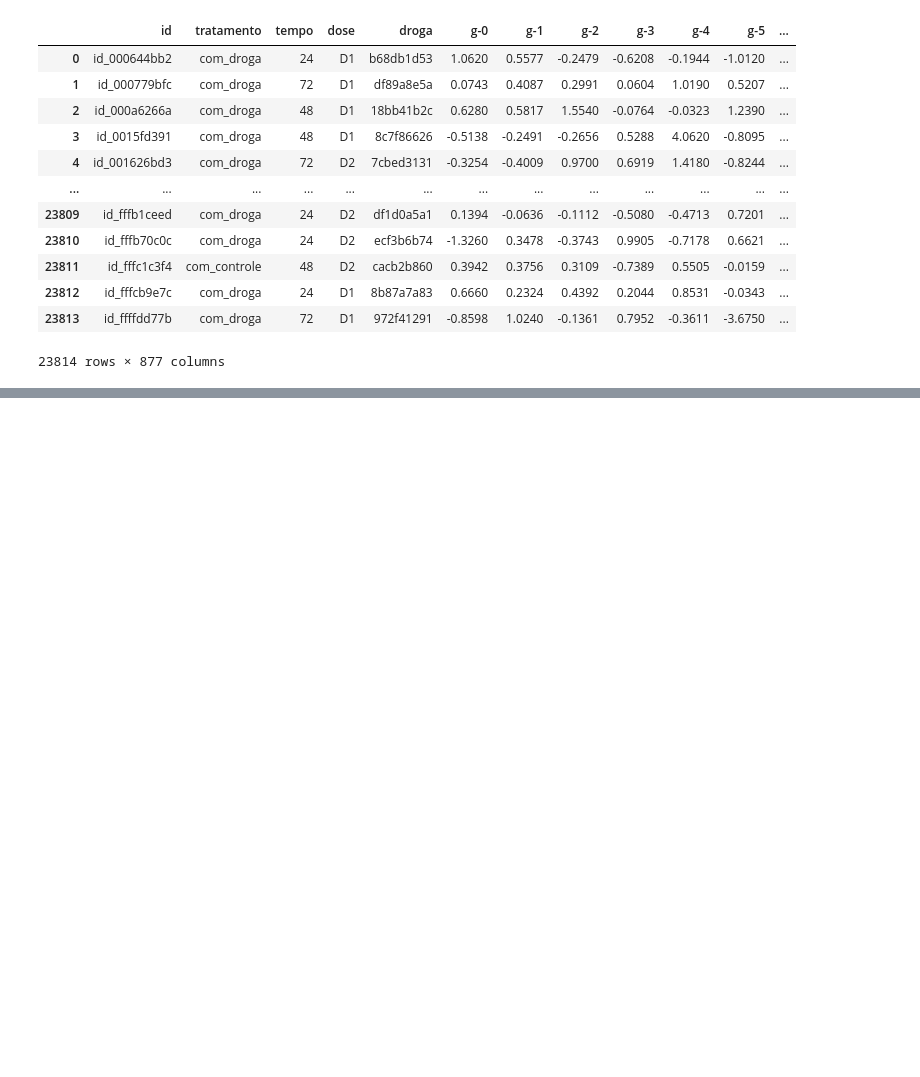
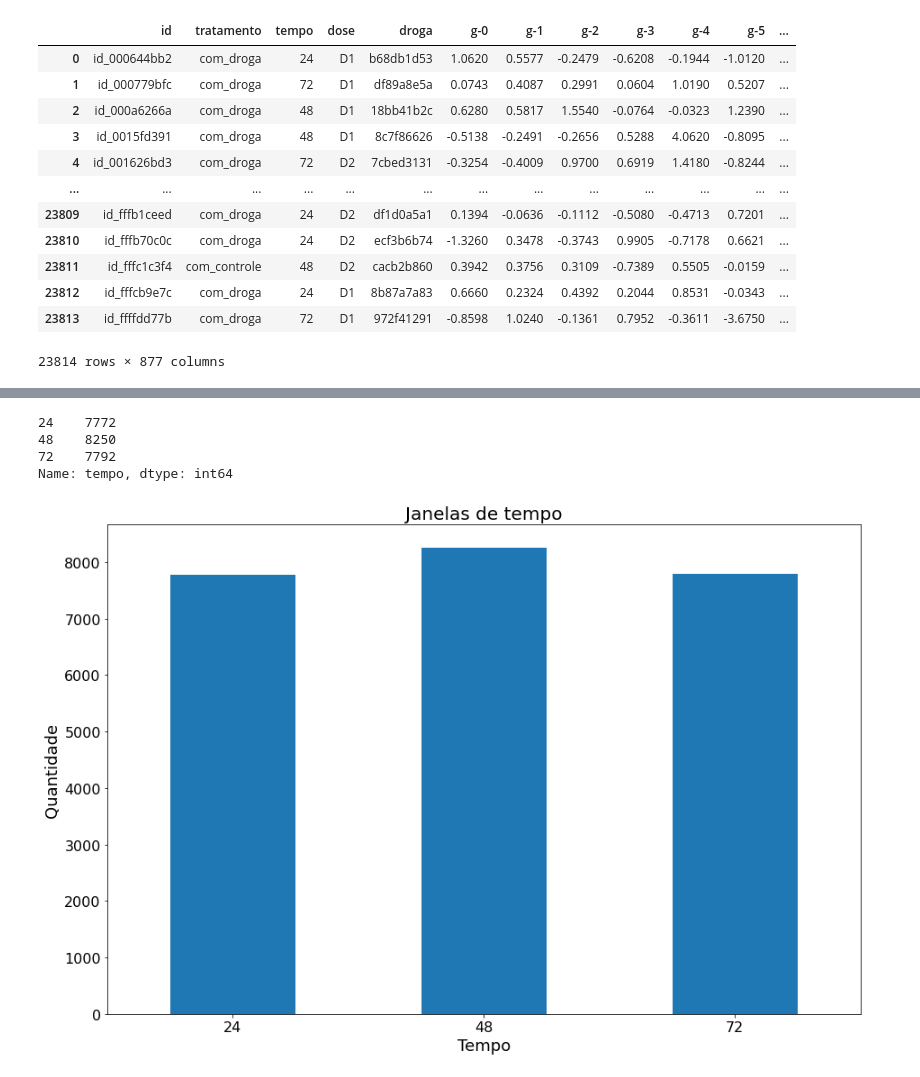
Before and after one commit to moronidasilvacortez/analise-de-dados-imers-o-de-dados, a Jupyter notebook: analise_de_dados.ipynb, the cells around one changed output, grey strips where cells are left out. Cells and saved outputs as stored; diff of their text form; code cells hidden in the pictures; blank space fills up the shorter version.

```diff
--- a/analise_de_dados.ipynb
+++ b/analise_de_dados.ipynb
@@ -148,0 +211,9 @@ dados
+# %%
+nome_das_colunas = dados.columns
+# %%
+novo_nome_coluna = []
+for coluna in nome_das_colunas:
+  coluna = coluna.replace('-', '_')
+  novo_nome_coluna.append(coluna)
+dados.columns = novo_nome_coluna
+dados.head()
@@ -148,0 +254,20 @@ dados
+# %%
+valore_tempo = dados['tempo'].value_counts(ascending=True)
+valore_tempo.sort_index()
+# %% [output]
+24    7772
+48    8250
+72    7792
+Name: tempo, dtype: int64
+# %%
+plt.figure(figsize=(15, 10))
+valore_tempo = dados['tempo'].value_counts(ascending=True)
+ax = valore_tempo.sort_index().plot.bar()
+ax.set_title('Janelas de tempo', fontsize=20)
+ax.set_xlabel('Tempo', fontsize=18)
+ax.set_ylabel('Quantidade', fontsize=18)
+plt.xticks(rotation = 0, fontsize=16)
+plt.yticks(fontsize=16)
+plt.show()
+# %% [output]
+[figure, added]
```
Also changed, not shown: parts of 15 cells of this notebook.
